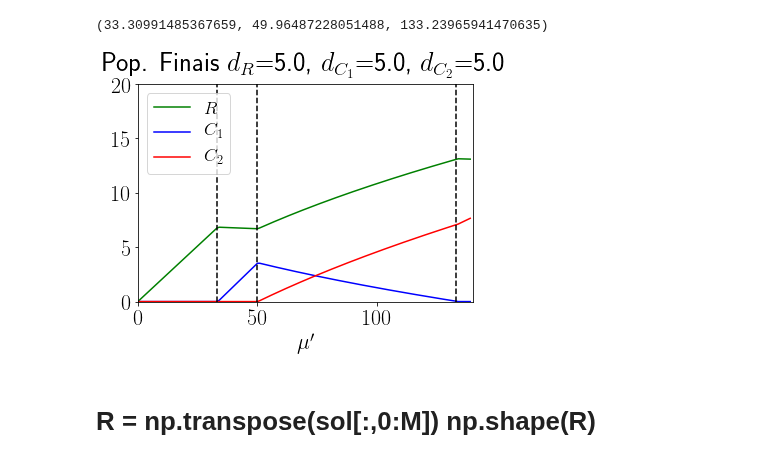
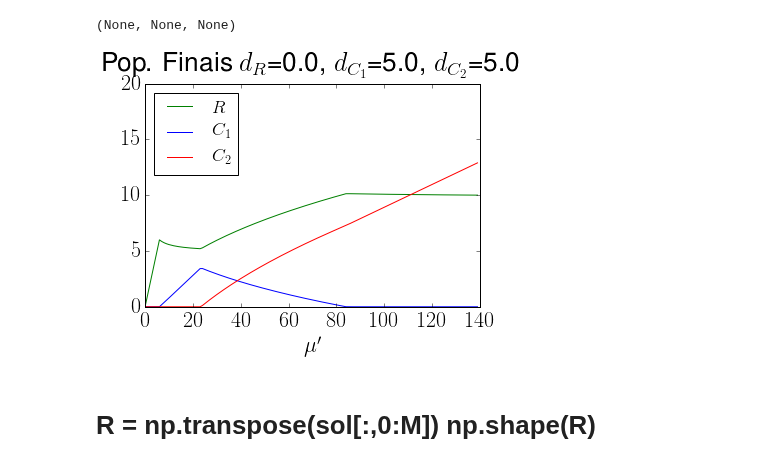
Before and after one commit to reand705/IGP, a Jupyter notebook: Method_Of_LinesIGP.ipynb, the cells around one changed output. Drawn from its saved outputs; the diff is of its cells as text; code cells hidden in the pictures.

```diff
--- a/Method_Of_LinesIGP.ipynb
+++ b/Method_Of_LinesIGP.ipynb
@@ -236,9 +268,9 @@ plt.plot(x,C2[0:M,10],color = 'red')
 #centro do patch no tempo (ver se a população está constante mesmo)
 
 d_r = 0
-d_1 = 1
-d_2 = 1
-mu = 42
+d_1 = 5
+d_2 = 5
+mu = 30
 t = np.linspace(0,Tmax,N)
 m = 1.0
 gamma = 0.5
@@ -246,8 +278,8 @@ alpha = 1
 beta = 1
 phi = 1.0
 
-#sol = np.load('Method_Of_LinesIGP_dR=%.3f,d1=%.3f,d2=%.3f,mu=%.3f,alpha=%.3f,gamma=%.3f,beta=%.f,phi=%.3f,m=%.3f.npy'
-            #% (d_r,d_1,d_2,mu,alpha,gamma,beta,phi,m))
+sol = np.load('Method_Of_LinesIGP_dR=%.3f,d1=%.3f,d2=%.3f,mu=%.3f,alpha=%.3f,gamma=%.3f,beta=%.f,phi=%.3f,m=%.3f.npy'
+            % (d_r,d_1,d_2,mu,alpha,gamma,beta,phi,m))
 
 R = np.transpose(sol[:,0:M])
 C1 = np.transpose(sol[:,M:2*M])
@@ -261,8 +293,8 @@ plt.plot(t,C2[M/2,:],color = 'red')
 # %%
 #Faça para vários dR, d1, d2, mu
-DR = [1]
-D1 = [1]
-D2 = [1]
+DR = [0]
+D1 = [5]
+D2 = [5]
 MU = [0.0 + i for i in range(0,140)]
 t = np.linspace(0,Tmax,N)
 m = 1.0
@@ -305,7 +337,7 @@ mu = 138.0
 mu = 139.0
 # %%
 #Imprima a população final
-DR = [5]
+DR = [0]
 D1 = [5]
 D2 = [5]
 MU = [0.0 + i for i in range(0,140)]
@@ -313,41 +345,41 @@ m = 1.0
 gamma = 0.5
 alpha = 1
 beta = 1
 phi = 1.0
 
 Rfinal = []
 C1final = []
 C2final = []
 t = np.linspace(0,Tmax,N)
 for d_r in DR:
     for d_1 in D1:
         for d_2 in D2:
             for mu in MU:
                 sol = np.load('Method_Of_LinesIGP_dR=%.3f,d1=%.3f,d2=%.3f,mu=%.3f,alpha=%.3f,gamma=%.3f,beta=%.f,phi=%.3f,m=%.3f.npy'
                               % (d_r,d_1,d_2,mu,alpha,gamma,beta,phi,m))
                 R = np.transpose(sol[:,0:M])
                 C1 = np.transpose(sol[:,M:2*M])
                 C2 = np.transpose(sol[:,2*M:])
                 Rfinal.append(R[M/2,-1])
                 C1final.append(C1[M/2,-1])
                 C2final.append(C2[M/2,-1])
 
 plt.plot(MU,Rfinal,color = 'green', label = r'$R$')
 plt.plot(MU,C1final,color = 'blue', label = r'$C_1$')
 plt.plot(MU,C2final,color = 'red', label = r'$C_2$')
 plt.xlabel(r"$\mu'$")
 plt.legend(loc = 'upper left', prop={'size': 18})
 plt.title(r'Pop. Finais $d_R$=%.1f, $d_{C_1}$=%.1f, $d_{C_2}$=%.1f' % (d_r,d_1,d_2))
 plt.axis([0,140,0,20])
-plt.axvline(x=mu_1(), color='black', linestyle='--')
-plt.axvline(x=mu_2(), color='black', linestyle='--')
-plt.axvline(x=mu_3(), color='black', linestyle='--')
-print (mu_1(),mu_2(),mu_3())
-plt.savefig('Method_Of_LinesIGP_dR=%.3f,d1=%.3f,d2=%.3f,mu=%.3f,alpha=%.3f,gamma=%.3f,beta=%.f,phi=%.3f,m=%.3f.png'
-                              % (d_r,d_1,d_2,mu,alpha,gamma,beta,phi,m))
+#plt.axvline(x=mu_1(), color='black', linestyle='--')
+#plt.axvline(x=mu_2(), color='black', linestyle='--')
+#plt.axvline(x=mu_3(), color='black', linestyle='--')
+#print (mu_1(),mu_2(),mu_3())
+#plt.savefig('Method_Of_LinesIGP_dR=%.3f,d1=%.3f,d2=%.3f,mu=%.3f,alpha=%.3f,gamma=%.3f,beta=%.f,phi=%.3f,m=%.3f.png'
+                              #% (d_r,d_1,d_2,mu,alpha,gamma,beta,phi,m))
 # %% [output]
-(33.30991485367659, 49.96487228051488, 133.23965941470635)
+(None, None, None)
-[figure, old version]
+[figure, new version]
 # %% [markdown]
 # R = np.transpose(sol[:,0:M]) np.shape(R)
 # %%
```
Also changed, not shown: parts of 9 cells of this notebook, 1 other file.
